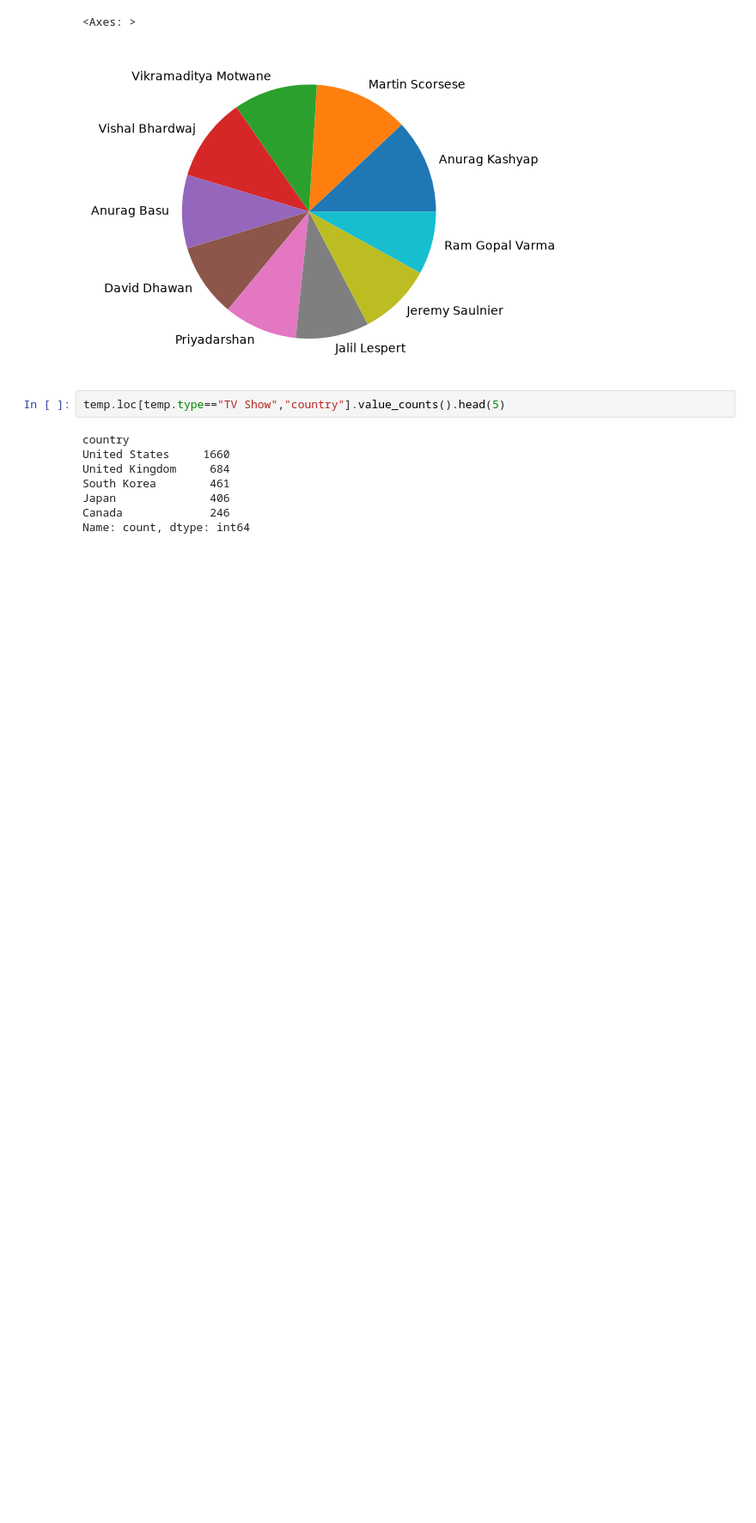
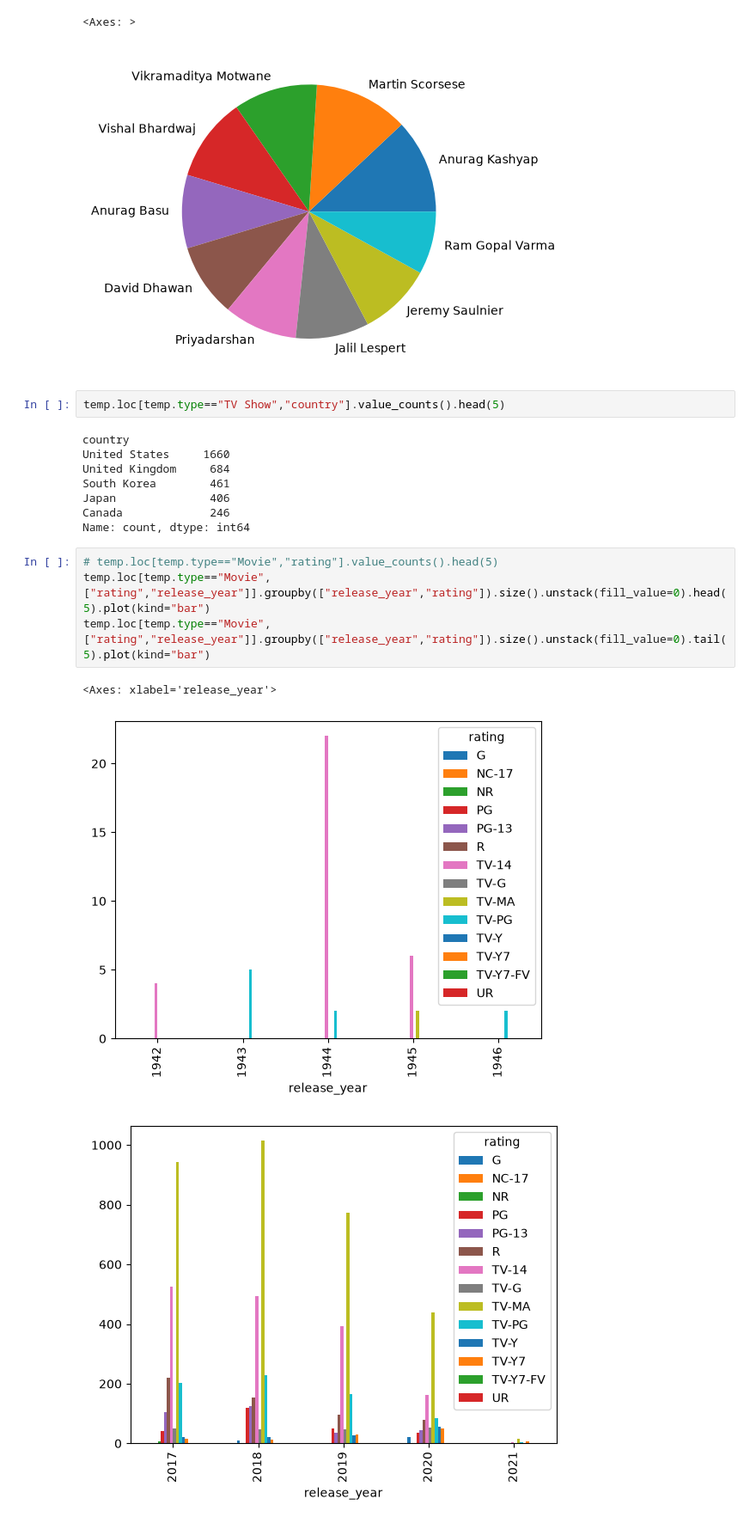
Before and after one commit to humt68296-sys/NETFLIX-EDA, a Jupyter notebook: notebooks/analysis2.ipynb, the cells around one changed output. Shown at 86% size. Saved outputs shown, nothing was run; the diff lists cells and outputs as text; blank space fills up the shorter version.

```diff
--- a/notebooks/analysis2.ipynb
+++ b/notebooks/analysis2.ipynb
@@ -237,3 +225,11 @@ South Korea        461
 Japan              406
 Canada             246
 Name: count, dtype: int64
+# %%
+# temp.loc[temp.type=="Movie","rating"].value_counts().head(5)
+temp.loc[temp.type=="Movie",["rating","release_year"]].groupby(["release_year","rating"]).size().unstack(fill_value=0).head(5).plot(kind="bar")
+temp.loc[temp.type=="Movie",["rating","release_year"]].groupby(["release_year","rating"]).size().unstack(fill_value=0).tail(5).plot(kind="bar")
+# %% [output]
+<Axes: xlabel='release_year'>
+[figure, added]
+[figure, added]
```
Also changed, not shown: parts of 5 cells of this notebook, 1 other file.
